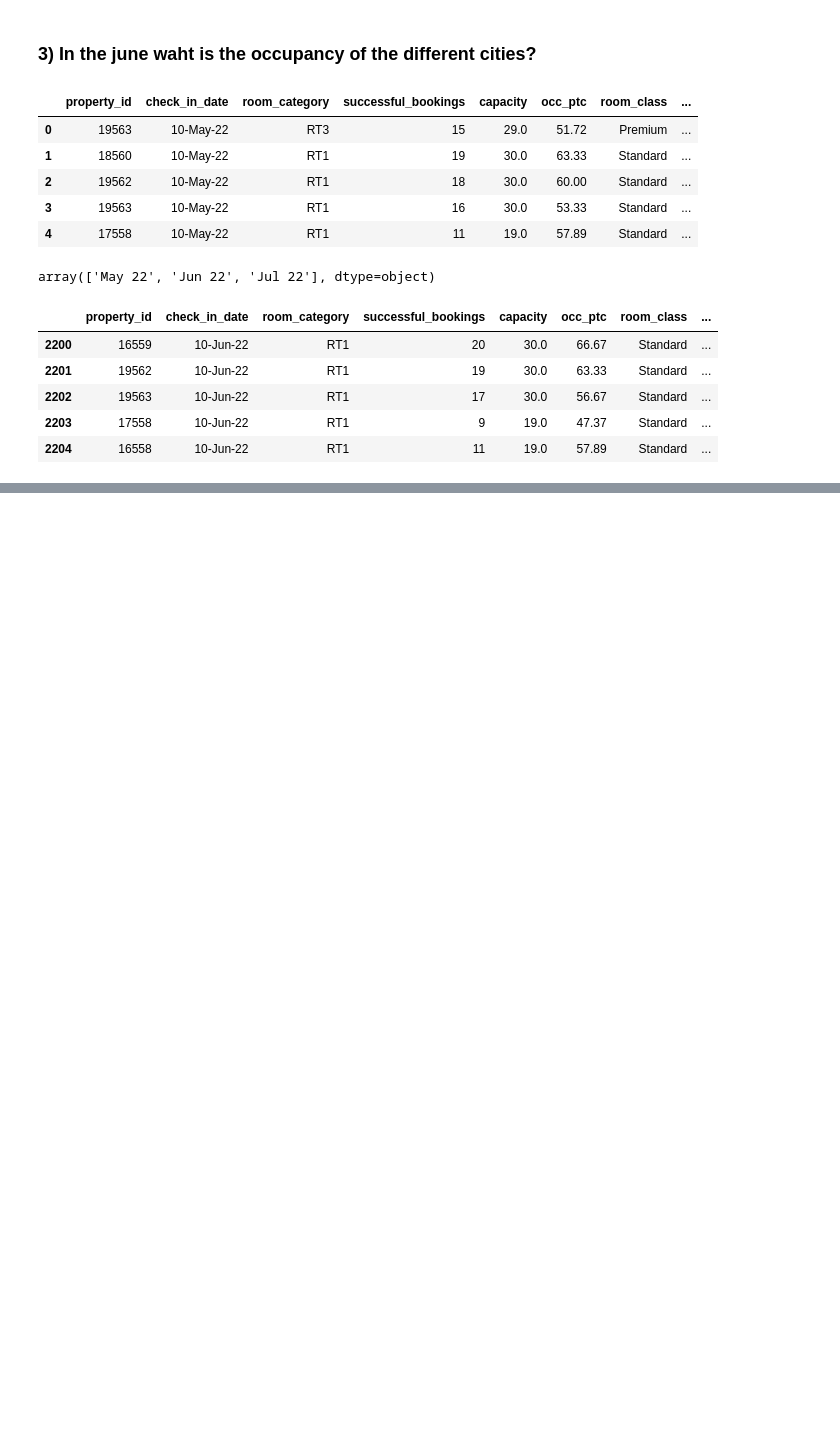
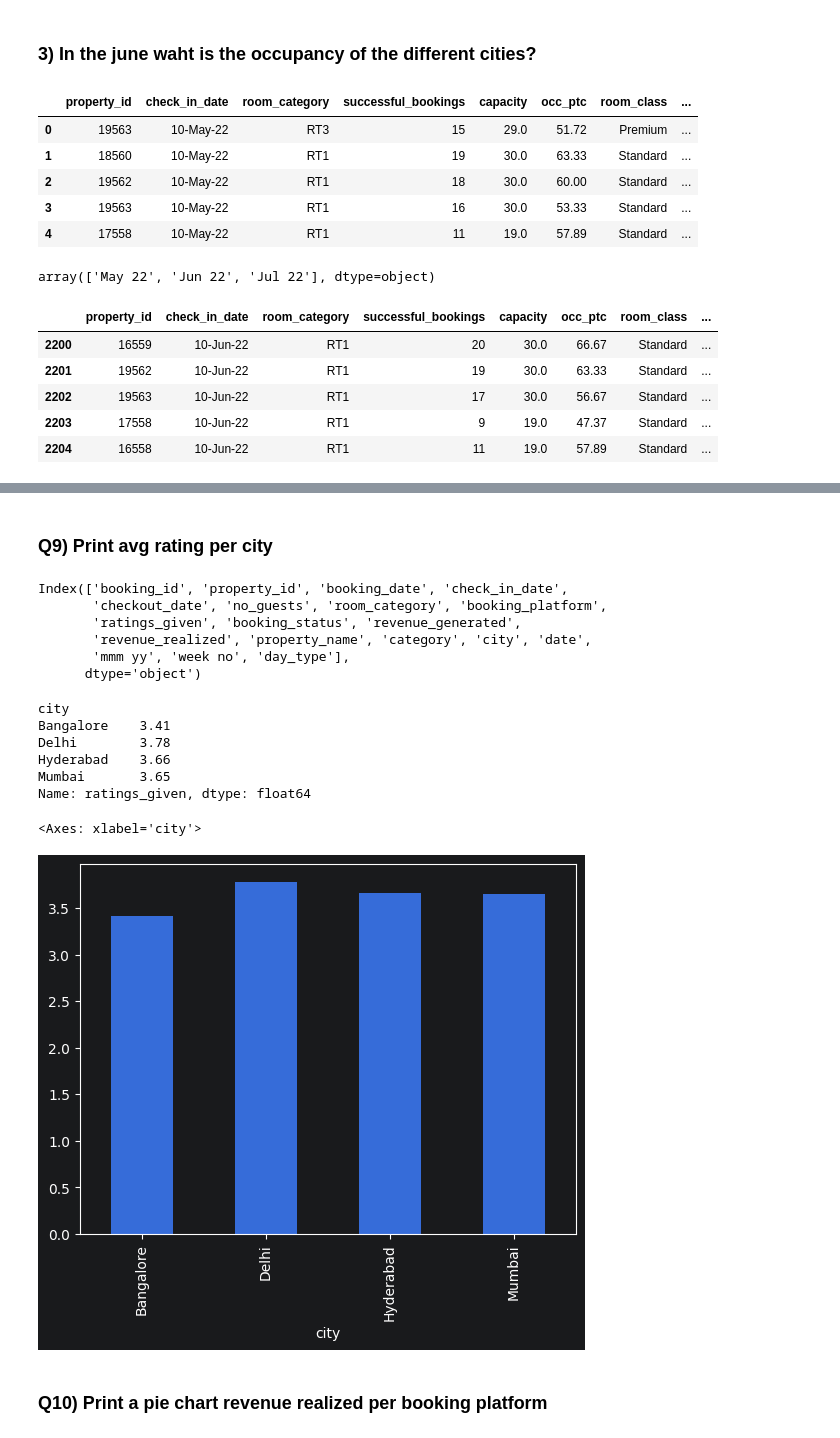
Before and after one commit to vaibhavavhad264/data_science, a Jupyter notebook: py tutorials/project-1 hospitality domain/1.ipynb, the cells around one changed output, grey strips where cells are left out. Drawn from its saved outputs; the diff is of its cells as text; code cells hidden in the pictures; blank space fills up the shorter version.

```diff
--- a/py tutorials/project-1 hospitality domain/1.ipynb
+++ b/py tutorials/project-1 hospitality domain/1.ipynb
@@ -633,0 +795,3 @@ df_june_22.groupby('city')['occ_ptc'].mean().round(2).sort_values(ascending = Tr
+# %%
+df_date['date'] = pd.to_datetime(df_date['date'])
+df_date.head()
@@ -633,0 +839,7 @@ df_june_22.groupby('city')['occ_ptc'].mean().round(2).sort_values(ascending = Tr
+# %%
+df_bookings_all['check_in_date'] = pd.to_datetime(
+    df_bookings_all['check_in_date'],
+    format='mixed',
+    dayfirst=True
+)
+df_bookings_all.info()
@@ -633,0 +864,3 @@ df_june_22.groupby('city')['occ_ptc'].mean().round(2).sort_values(ascending = Tr
+# %%
+df_bookings_all = pd.merge(df_bookings_all, df_date, left_on = 'check_in_date', right_on = 'date' )
+df_bookings_all.head()
@@ -633,0 +901,27 @@ df_june_22.groupby('city')['occ_ptc'].mean().round(2).sort_values(ascending = Tr
+# %% [markdown]
+### Q9) Print avg rating per city
+# %%
+df_bookings_all.columns
+# %% [output]
+Index(['booking_id', 'property_id', 'booking_date', 'check_in_date',
+       'checkout_date', 'no_guests', 'room_category', 'booking_platform',
+       'ratings_given', 'booking_status', 'revenue_generated',
+       'revenue_realized', 'property_name', 'category', 'city', 'date',
+       'mmm yy', 'week no', 'day_type'],
+      dtype='object')
+# %%
+df_bookings_all.groupby('city')['ratings_given'].mean().round(2)
+# %% [output]
+city
+Bangalore    3.41
+Delhi        3.78
+Hyderabad    3.66
+Mumbai       3.65
+Name: ratings_given, dtype: float64
+# %%
+df_bookings_all.groupby('city')['ratings_given'].mean().round(2).plot(kind = 'bar')
+# %% [output]
+<Axes: xlabel='city'>
+[figure, added]
+# %% [markdown]
+### Q10) Print a pie chart revenue realized per booking platform
```
Also changed, not shown: parts of 40 cells of this notebook, 4 other files.
